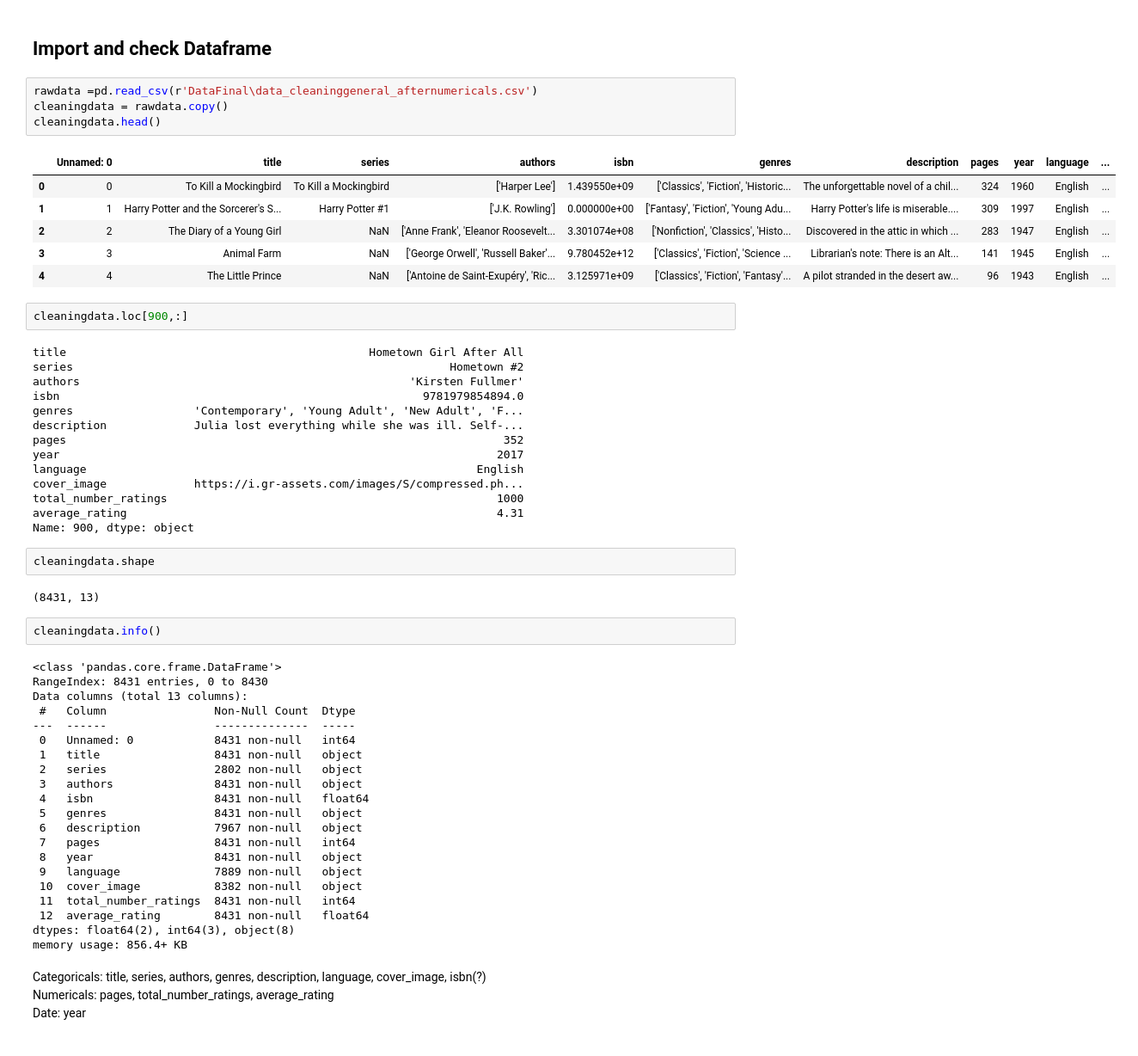
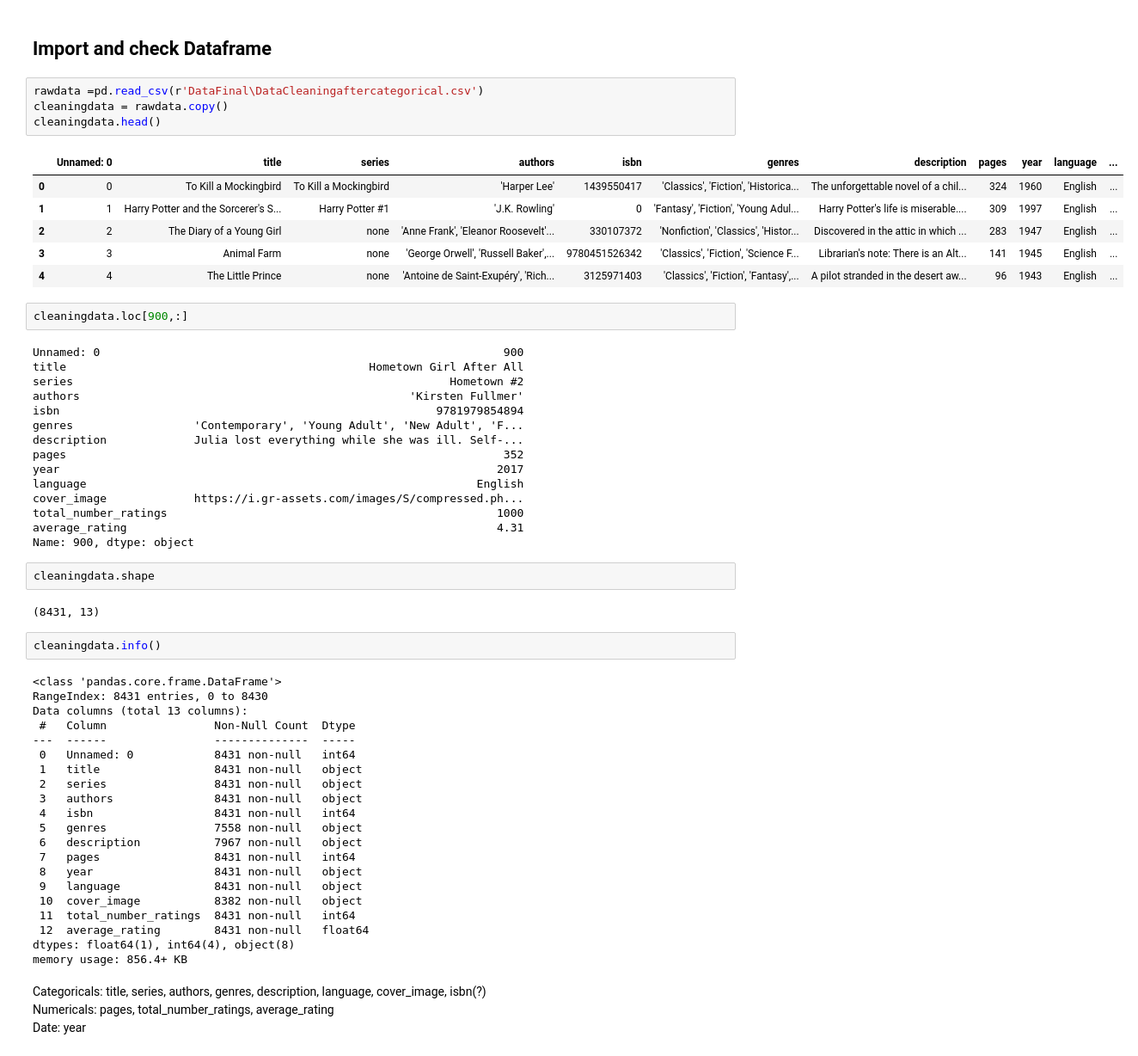
Before and after one commit to AntoniaBl/Ironhack_FinalProject_Books, a Jupyter notebook: Data_Cleaning.ipynb, the cells around one changed output. Shown: that part at 86% size. Drawn from its saved outputs; the diff is of its cells as text.

```diff
--- a/Data_Cleaning.ipynb
+++ b/Data_Cleaning.ipynb
@@ -9,23 +9,24 @@ import glob
 # %% [markdown]
 ## Import and check Dataframe
 # %%
-rawdata =pd.read_csv(r'DataFinal\data_cleaninggeneral_afternumericals.csv')
+rawdata =pd.read_csv(r'DataFinal\DataCleaningaftercategorical.csv')
 cleaningdata = rawdata.copy()
 cleaningdata.head()
 # %% [output]
 |  | Unnamed: 0 | title | series | authors | isbn | genres | description | pages | year | language | ... |
-| 0 | 0 | To Kill a Mockingbird | To Kill a Mockingbird | ['Harper Lee'] | 1.439550e+09 | ['Classics', 'Fiction', 'Historic... | The unforgettable novel of a chil... | 324 | 1960 | English | ... |
-| 1 | 1 | Harry Potter and the Sorcerer's S... | Harry Potter #1 | ['J.K. Rowling'] | 0.000000e+00 | ['Fantasy', 'Fiction', 'Young Adu... | Harry Potter's life is miserable.... | 309 | 1997 | English | ... |
-| 2 | 2 | The Diary of a Young Girl | NaN | ['Anne Frank', 'Eleanor Roosevelt... | 3.301074e+08 | ['Nonfiction', 'Classics', 'Histo... | Discovered in the attic in which ... | 283 | 1947 | English | ... |
-| 3 | 3 | Animal Farm | NaN | ['George Orwell', 'Russell Baker'... | 9.780452e+12 | ['Classics', 'Fiction', 'Science ... | Librarian's note: There is an Alt... | 141 | 1945 | English | ... |
-| 4 | 4 | The Little Prince | NaN | ['Antoine de Saint-Exupéry', 'Ric... | 3.125971e+09 | ['Classics', 'Fiction', 'Fantasy'... | A pilot stranded in the desert aw... | 96 | 1943 | English | ... |
+| 0 | 0 | To Kill a Mockingbird | To Kill a Mockingbird | 'Harper Lee' | 1439550417 | 'Classics', 'Fiction', 'Historica... | The unforgettable novel of a chil... | 324 | 1960 | English | ... |
+| 1 | 1 | Harry Potter and the Sorcerer's S... | Harry Potter #1 | 'J.K. Rowling' | 0 | 'Fantasy', 'Fiction', 'Young Adul... | Harry Potter's life is miserable.... | 309 | 1997 | English | ... |
+| 2 | 2 | The Diary of a Young Girl | none | 'Anne Frank', 'Eleanor Roosevelt'... | 330107372 | 'Nonfiction', 'Classics', 'Histor... | Discovered in the attic in which ... | 283 | 1947 | English | ... |
+| 3 | 3 | Animal Farm | none | 'George Orwell', 'Russell Baker',... | 9780451526342 | 'Classics', 'Fiction', 'Science F... | Librarian's note: There is an Alt... | 141 | 1945 | English | ... |
+| 4 | 4 | The Little Prince | none | 'Antoine de Saint-Exupéry', 'Rich... | 3125971403 | 'Classics', 'Fiction', 'Fantasy',... | A pilot stranded in the desert aw... | 96 | 1943 | English | ... |
 # %%
 cleaningdata.loc[900,:]
 # %% [output]
+Unnamed: 0                                                            900
 title                                             Hometown Girl After All
 series                                                        Hometown #2
 authors                                                 'Kirsten Fullmer'
-isbn                                                      9781979854894.0
+isbn                                                        9781979854894
 genres                  'Contemporary', 'Young Adult', 'New Adult', 'F...
 description             Julia lost everything while she was ill. Self-...
 pages                                                                 352
@@ -49,18 +50,18 @@ Data columns (total 13 columns):
 ---  ------                --------------  -----
  0   Unnamed: 0            8431 non-null   int64
  1   title                 8431 non-null   object
- 2   series                2802 non-null   object
+ 2   series                8431 non-null   object
  3   authors               8431 non-null   object
- 4   isbn                  8431 non-null   float64
- 5   genres                8431 non-null   object
+ 4   isbn                  8431 non-null   int64
+ 5   genres                7558 non-null   object
  6   description           7967 non-null   object
  7   pages                 8431 non-null   int64
  8   year                  8431 non-null   object
- 9   language              7889 non-null   object
+ 9   language              8431 non-null   object
  10  cover_image           8382 non-null   object
  11  total_number_ratings  8431 non-null   int64
  12  average_rating        8431 non-null   float64
-dtypes: float64(2), int64(3), object(8)
+dtypes: float64(1), int64(4), object(8)
 memory usage: 856.4+ KB
 # %% [markdown]
 Categoricals: title, series, authors, genres, description, language, cover_image, isbn(?) <br>
```
Also changed, not shown: parts of 15 cells of this notebook, 2 other files.
